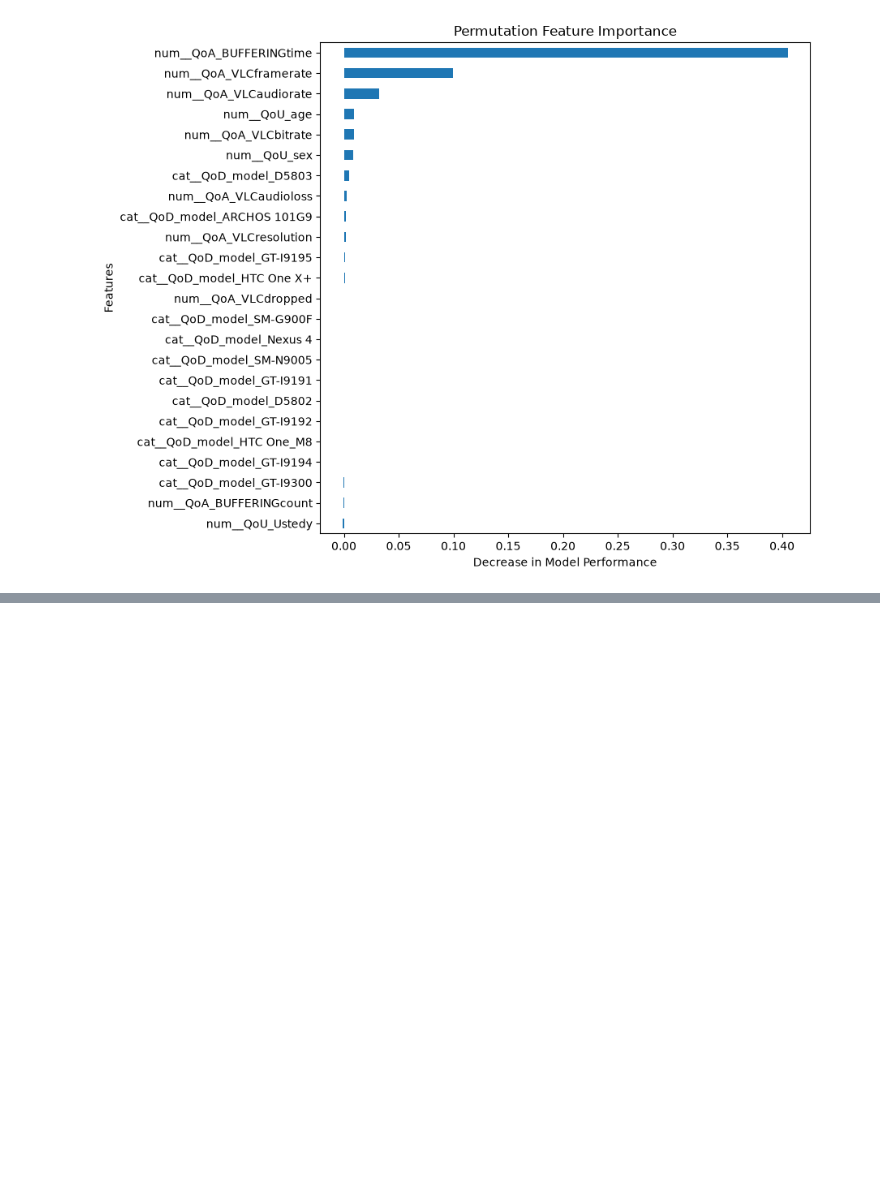
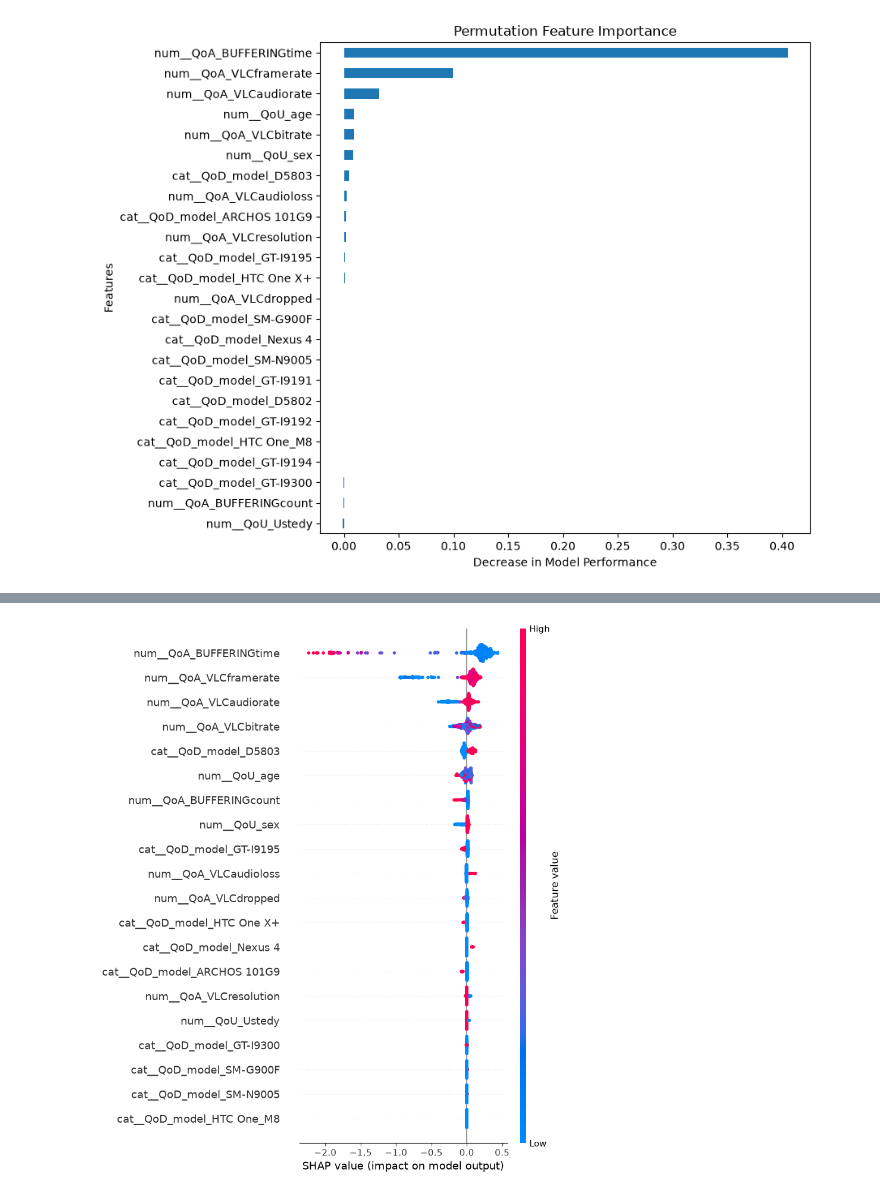
Before and after one commit to MarcoLuw/QoE-MOS-Prediction, a Jupyter notebook: model_training/LR_GBR_BiLSTM_Code_file.ipynb, the cells around one changed output, grey strips where cells are left out. Drawn from its saved outputs; the diff is of its cells as text; code cells hidden in the pictures; blank space fills up the shorter version.

```diff
--- a/model_training/LR_GBR_BiLSTM_Code_file.ipynb
+++ b/model_training/LR_GBR_BiLSTM_Code_file.ipynb
@@ -726,0 +756,8 @@ plt.show()
+# %%
+# Save and show SHAP beeswarm plot
+shap.summary_plot(shap_values, X_test_processed_df, show=False)
+plt.tight_layout()
+plt.savefig(SAVE_PATH / "shap_summary_gbr.png", dpi=150, bbox_inches="tight")
+plt.show()
+# %% [output]
+[figure, added]
```
Also changed, not shown: parts of 10 cells of this notebook.
